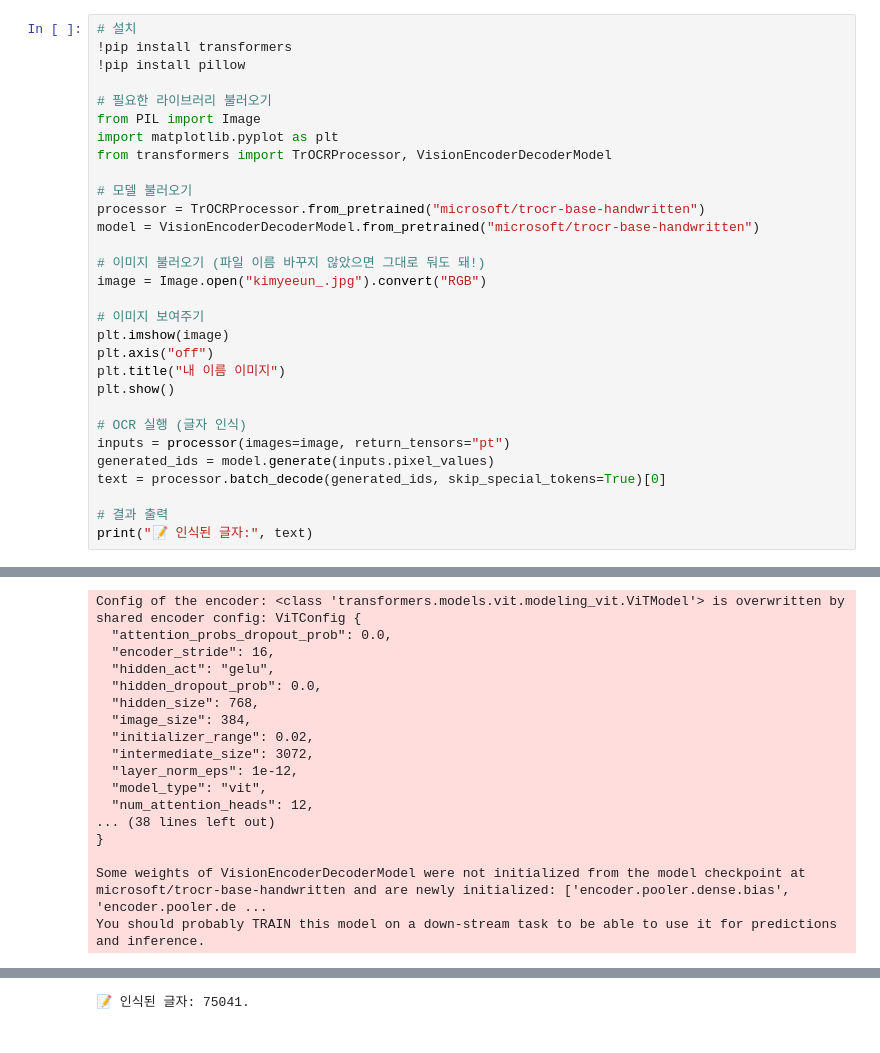
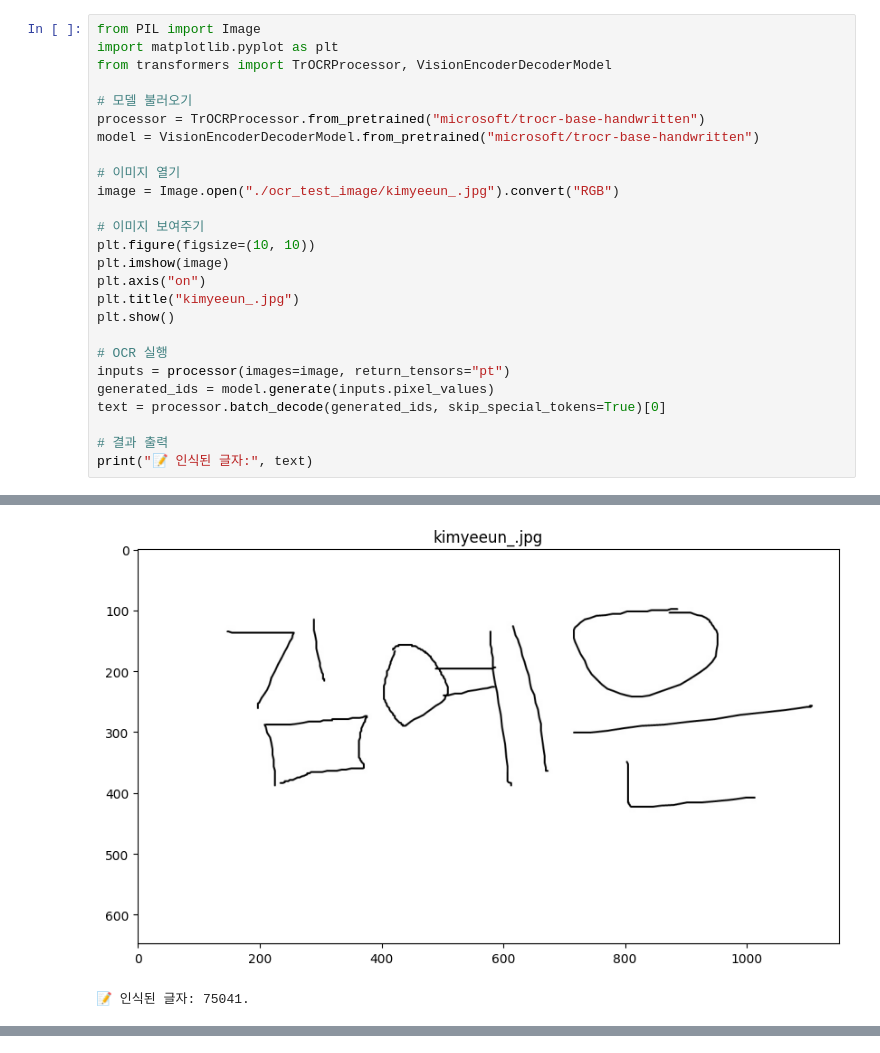
Before and after one commit to yeeun0813/baewha, a Jupyter notebook: ocr과제_2025200112.ipynb, the cells around one changed output, grey strips where cells are left out. Drawn from its saved outputs; the diff is of its cells as text.

```diff
--- a/ocr과제_2025200112.ipynb
+++ b/ocr과제_2025200112.ipynb
@@ -10,9 +26,4 @@ Saving kimyeeun_.jpg to kimyeeun_.jpg
 # %%
-# 설치
-!pip install transformers
-!pip install pillow
-
-# 필요한 라이브러리 불러오기
 from PIL import Image
 import matplotlib.pyplot as plt
 from transformers import TrOCRProcessor, VisionEncoderDecoderModel
@@ -21,16 +32,17 @@ from transformers import TrOCRProcessor, VisionEncoderDecoderModel
 processor = TrOCRProcessor.from_pretrained("microsoft/trocr-base-handwritten")
 model = VisionEncoderDecoderModel.from_pretrained("microsoft/trocr-base-handwritten")
 
-# 이미지 불러오기 (파일 이름 바꾸지 않았으면 그대로 둬도 돼!)
-image = Image.open("kimyeeun_.jpg").convert("RGB")
+# 이미지 열기
+image = Image.open("./ocr_test_image/kimyeeun_.jpg").convert("RGB")
 
 # 이미지 보여주기
+plt.figure(figsize=(10, 10))
 plt.imshow(image)
-plt.axis("off")
-plt.title("내 이름 이미지")
+plt.axis("on")
+plt.title("kimyeeun_.jpg")
 plt.show()
 
-# OCR 실행 (글자 인식)
+# OCR 실행
 inputs = processor(images=image, return_tensors="pt")
 generated_ids = model.generate(inputs.pixel_values)
 text = processor.batch_decode(generated_ids, skip_special_tokens=True)[0]
@@ -59,17 +70,2 @@ Requirement already satisfied: pillow in /usr/local/lib/python3.11/dist-packages
+[figure, new version]
-Config of the encoder: <class 'transformers.models.vit.modeling_vit.ViTModel'> is overwritten by shared encoder config: ViTConfig {
-  "attention_probs_dropout_prob": 0.0,
-  "encoder_stride": 16,
-  "hidden_act": "gelu",
-  "hidden_dropout_prob": 0.0,
-  "hidden_size": 768,
-  "image_size": 384,
-  "initializer_range": 0.02,
-  "intermediate_size": 3072,
-  "layer_norm_eps": 1e-12,
-  "model_type": "vit",
-  "num_attention_heads": 12,
-... (38 lines left out)
-}
-
-Some weights of VisionEncoderDecoderModel were not initialized from the model checkpoint at microsoft/trocr-base-handwritten and are newly initialized: ['encoder.pooler.dense.bias', 'encoder.pooler.de ...
-You should probably TRAIN this model on a down-stream task to be able to use it for predictions and inference.
+📝 인식된 글자: 75041.
@@ -77 +71,0 @@ You should probably TRAIN this model on a down-stream task to be able to use it
-📝 인식된 글자: 75041.
```
Also changed, not shown: parts of 3 cells of this notebook.
